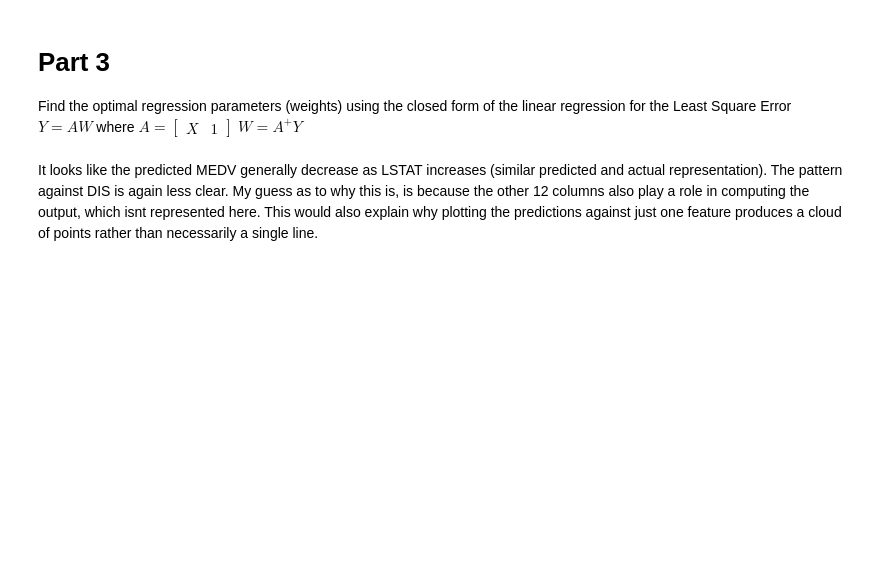
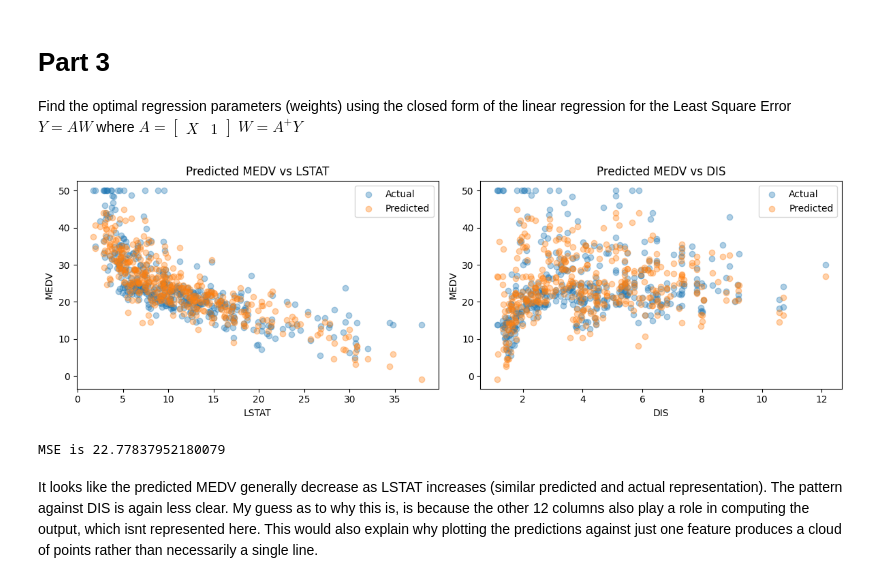
Before and after one commit to navrajkambo/EECE568_26-27, a Jupyter notebook: Assignment 1/Assignment 1.ipynb, the cells around one changed output. Saved outputs shown, nothing was run; the diff lists cells and outputs as text; code cells hidden in the pictures; blank space fills up the shorter version.

```diff
--- a/Assignment 1/Assignment 1.ipynb
+++ b/Assignment 1/Assignment 1.ipynb
@@ -95,27 +97,27 @@ $W=A^+ Y$
 # %%
 A_train = np.column_stack((X_train, np.ones(len(X_train))))
 W = getWeightsPInv(X_train, Y_train) # get paramters (W) back by matrix multiplication of A+ and Y
 
-
-intercept = W[0, 0]
-feature_weights = W[1:, 0]
 Y_pred_train = (A_train @ W).ravel()
 
 fig, axes = plt.subplots(1, 2, figsize=(12, 4))
 
 for ax, name in zip(axes, ("LSTAT", "DIS")):
     values = X_train[:, feature_names.index(name)]
     ax.scatter(values, Y_train.ravel(), alpha=0.35, label="Actual")
     ax.scatter(values, Y_pred_train, alpha=0.35, label="Predicted")
     ax.set(xlabel=name, ylabel="MEDV", title=f"Predicted MEDV vs {name}")
     ax.legend()
 
 plt.tight_layout()
 plt.show()
 
 mse_lin = mse(Y_train, A_train, W)
 
 print(f"MSE is {mse_lin}")
+# %% [output]
+[figure, added]
+MSE is 22.77837952180079
 # %% [markdown]
 It looks like the predicted MEDV generally decrease as LSTAT increases (similar predicted and actual representation). The pattern against DIS is again less clear. My guess as to why this is, is because the other 12 columns also play a role in computing the output, which isnt represented here. This would also explain why plotting the predictions against just one feature produces a cloud of points rather than necessarily a single line.
 # %% [markdown]
```
Also changed, not shown: parts of 3 cells of this notebook.
